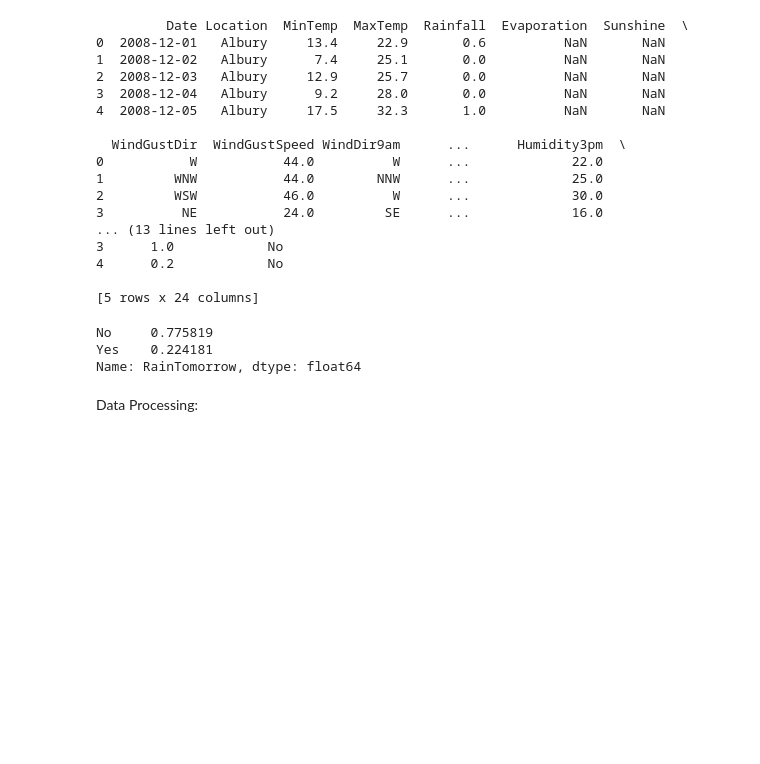
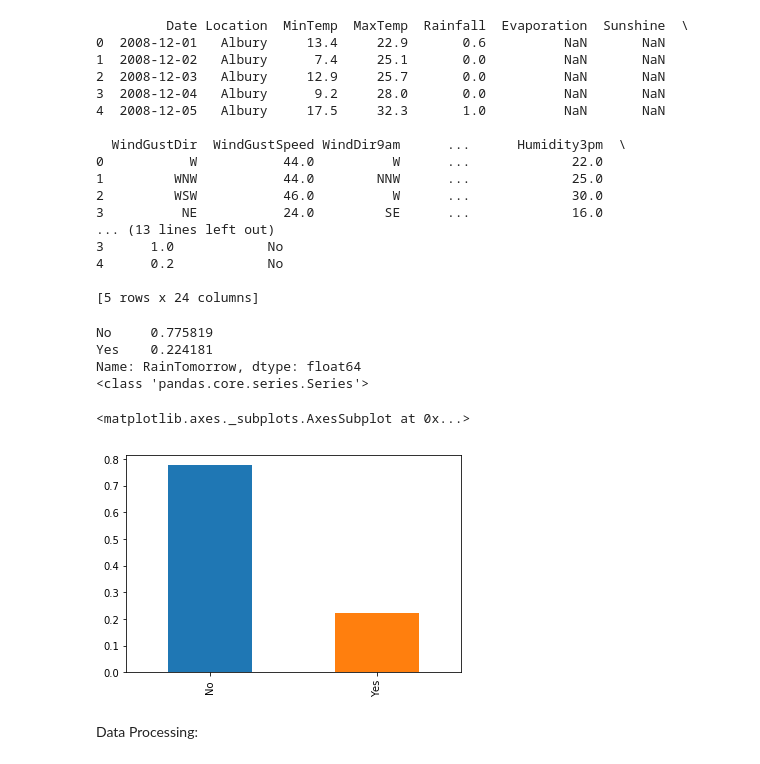
Before and after one commit to dvirs12345/data-science-project-sem-2, a Jupyter notebook: project.ipynb, the cells around one changed output. Drawn from its saved outputs; the diff is of its cells as text; code cells hidden in the pictures; blank space fills up the shorter version.

```diff
--- a/project.ipynb
+++ b/project.ipynb
@@ -33,11 +36,15 @@ print(my_csv.head())
 [5 rows x 24 columns]
 # %%
 print(my_csv['RainTomorrow'].value_counts(normalize=True))
-# As we can see, if the model just guesses 'No' all the time, the success rate would be 77.5%
+my_csv['RainTomorrow'].value_counts(normalize=True).plot(kind='bar')
+# As we can see, if the model just guesses 'No' all the time, the success rate would be about 77.5% (model 0)
 # %% [output]
 No     0.775819
 Yes    0.224181
 Name: RainTomorrow, dtype: float64
+<class 'pandas.core.series.Series'>
+<matplotlib.axes._subplots.AxesSubplot at 0x...>
+[figure, added]
 # %% [markdown]
 Data Processing:
 # %%
```
Also changed, not shown: parts of 11 cells of this notebook, 2 other files.
